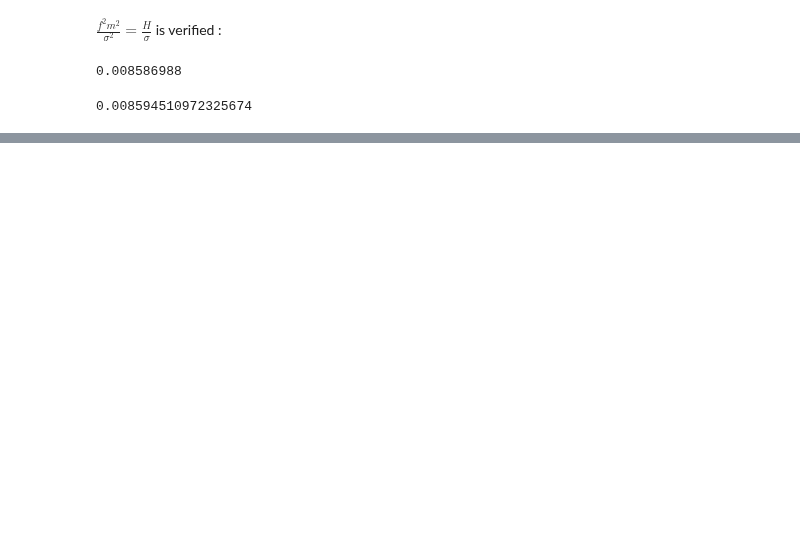
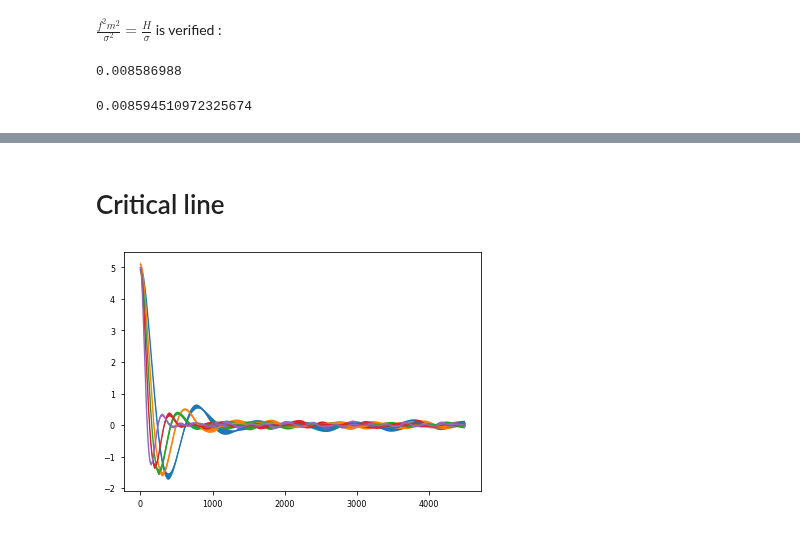
Before and after one commit to jannisgebbo/langevinA, a Jupyter notebook: jupyter_notebooks/superpaper_finalized.ipynb, the cells around one changed output, grey strips where cells are left out. Cells and saved outputs as stored; diff of their text form; code cells hidden in the pictures; blank space fills up the shorter version.

```diff
--- a/jupyter_notebooks/superpaper_finalized.ipynb
+++ b/jupyter_notebooks/superpaper_finalized.ipynb
@@ -242,0 +302,25 @@ $\frac{f^2 m^2}{\sigma^2} = \frac{H}{\sigma}$ is verified :
+# %% [markdown]
+# Critical line
+# %%
+data=dict()
+data["h0002"] = ConfResults(fn="../data/zcritical_N080_m-0481100_h002000_c00500.h5",thTime=1000,dt=dt, data_format="new", processedDir=processedDataDir, plotDir=gdir)
+data["h0003"] = ConfResults(fn="../data/zcritical_N080_m-0481100_h003000_c00500.h5",thTime=1000,dt=dt, data_format="new", processedDir=processedDataDir, plotDir=gdir)
+data["h0004"] = ConfResults(fn="../data/zcritical_N080_m-0481100_h004000_c00500.h5",thTime=1000,dt=dt, data_format="new", processedDir=processedDataDir, plotDir=gdir)
+data["h0006"] = ConfResults(fn="../data/zcritical_N080_m-0481100_h006000_c00500.h5",thTime=1000,dt=dt, data_format="new", processedDir=processedDataDir, plotDir=gdir)
+data["h001"] = ConfResults(fn="../data/zcritical_N080_m-0481100_h010000_c00500.h5",thTime=1000,dt=dt, data_format="new", processedDir=processedDataDir, plotDir=gdir)
+
+hkeys = ["h0002", "h0003", "h0004", "h0006", "h001"]
+
+hs = dict()
+hs["h0002"] = 0.002
+hs["h0003"] = 0.003
+hs["h0004"] = 0.004
+hs["h0006"] = 0.006
+hs["h001"] = 0.01
+
+massCutoffs = dict()
+massCutoffs["h0002"] = 3000.0
+massCutoffs["h0003"] = 2500.0
+massCutoffs["h0004"] = 2000.0
+massCutoffs["h0006"] = 1300.0
+massCutoffs["h001"] = 900.0 # set a posteriori to improve the fourier transform.
@@ -242,0 +336,10 @@ $\frac{f^2 m^2}{\sigma^2} = \frac{H}{\sigma}$ is verified :
+# %%
+for h in hkeys[:]:
+    data[h].load("OtOttp","A")
+    data[h].load("OtOttp_blocks","A")
+
+    plotter.plot(data[h],"OtOttp","A")
+    #plt.yscale('log')
+plt.show()
+# %% [output]
+[figure, added]
```
Also changed, not shown: parts of 36 cells of this notebook, 1 other file.
